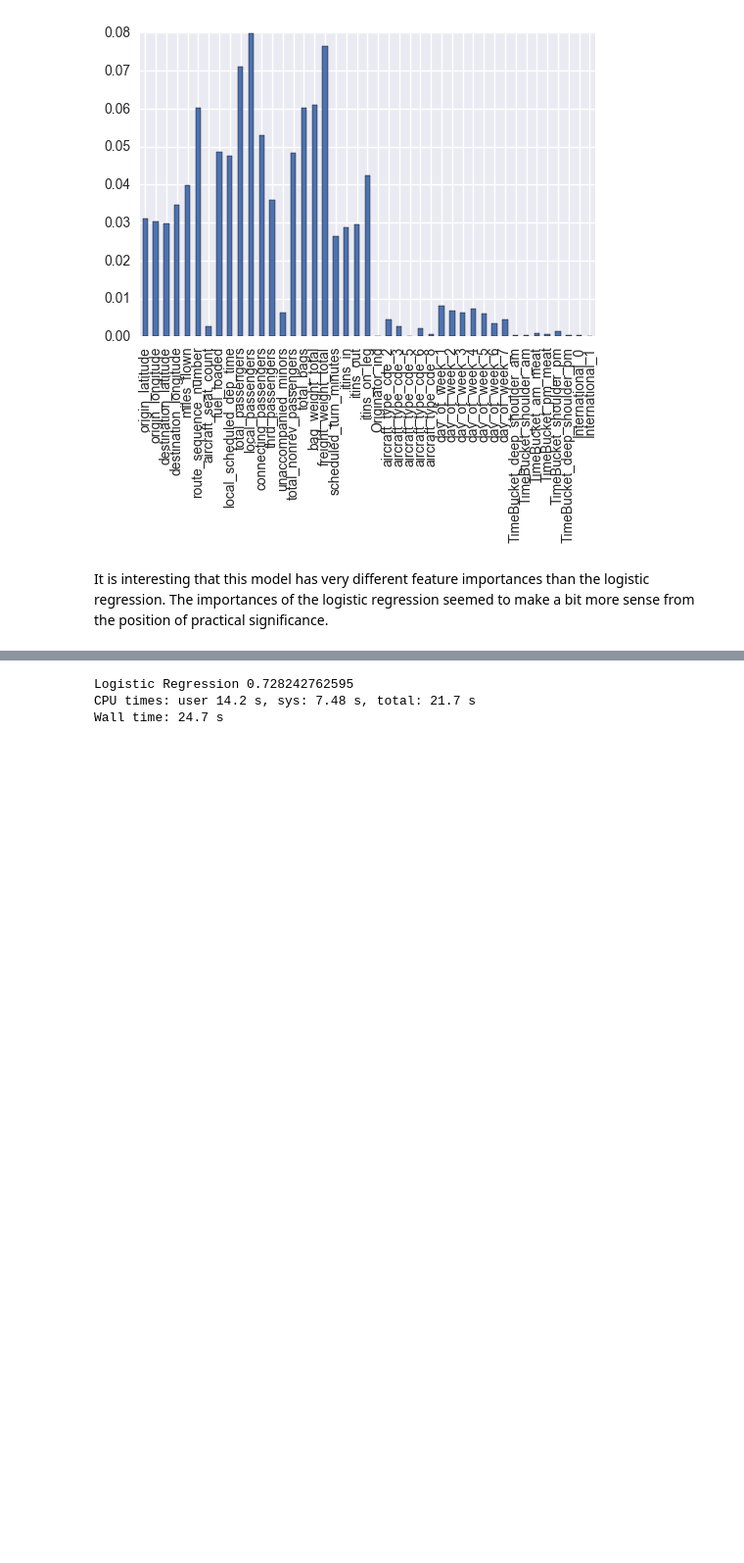
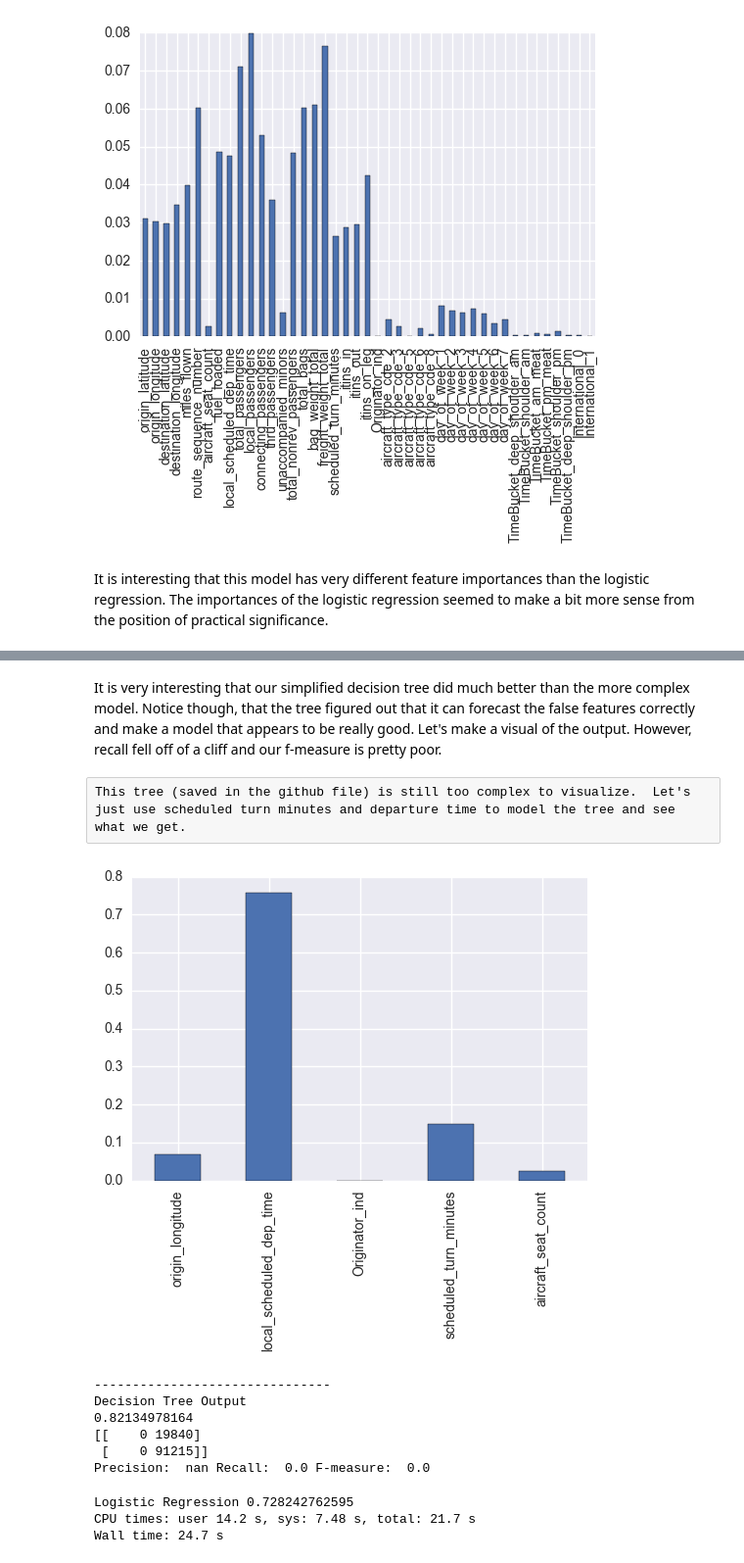
Before and after one commit to dpmurraygt/OnTime, a Jupyter notebook: On Time Performance.ipynb, the cells around one changed output, grey strips where cells are left out. Shown at 98% size. Saved outputs shown, nothing was run; the diff lists cells and outputs as text; code cells hidden in the pictures; blank space fills up the shorter version.

Commit message:
ran knn gridsearch and added to the decision tree

```diff
--- a/On Time Performance.ipynb
+++ b/On Time Performance.ipynb
@@ -910,0 +973,26 @@ clf.n_features_
+# %%
+%%time
+
+
+yhat = np.zeros(Y.shape)
+
+cv = StratifiedKFold(n_splits=10)
+
+clf = DecisionTreeClassifier(criterion ='entropy', max_depth = 6 ) # old was 6
+
+for train, test in cv.split(XScl2,Y):
+    clf.fit(XScl2[train],Y[train])
+    yhat[test] = clf.predict(XScl2[test])
+
+total_accuracy = mt.accuracy_score(Y,yhat)
+conf_matrix = mt.confusion_matrix(Y,yhat)
+
+precision = conf_matrix[0,0] / (conf_matrix[0,0]+ conf_matrix[1,0])
+recall = conf_matrix[0,0] / (conf_matrix[0,0]+ conf_matrix[0,1])
+f_measure = (2* conf_matrix[0,0]) / ((2* conf_matrix[0,0])+ conf_matrix[0,1] + conf_matrix[1,0])
+
+print('-------------------------------')
+print('Decision Tree Output')
+print( total_accuracy)
+print(conf_matrix)
+print('Precision: ',precision, 'Recall: ',recall, 'F-measure: ', f_measure)
@@ -910,0 +1007,2 @@ clf.n_features_
+# %% [markdown]
+It is very interesting that our simplified decision tree did much better than the more complex model.  Notice though, that the tree figured out that it can forecast the false features correctly and make a model that appears to be really good.  Let's make a visual of the output.  However, recall fell off of a cliff and our f-measure is pretty poor.
@@ -910,0 +1015,46 @@ clf.n_features_
+# %% [raw]
+This tree (saved in the github file) is still too complex to visualize.  Let's just use scheduled turn minutes and departure time to model the tree and see what we get.
+# %%
+importances =  pd.Series(clf.feature_importances_, index = ['origin_longitude', 'local_scheduled_dep_time',
+                                                              'Originator_ind','scheduled_turn_minutes',
+                                                              'aircraft_seat_count'] )
+
+ax = importances.plot(kind = 'bar')
+# %% [output]
+[figure, added]
+# %%
+yhat = np.zeros(Y.shape)
+
+X3 = X[[ 'local_scheduled_dep_time','scheduled_turn_minutes']]
+
+scl = StandardScaler() # import the standardscaler
+XScl3 = scl.fit_transform(X3)
+
+
+cv = StratifiedKFold(n_splits=10)
+
+clf = DecisionTreeClassifier(criterion ='entropy', max_depth = 6 ) # old was 6
+
+for train, test in cv.split(XScl3,Y):
+    clf.fit(XScl3[train],Y[train])
+    yhat[test] = clf.predict(XScl3[test])
+
+total_accuracy = mt.accuracy_score(Y,yhat)
+conf_matrix = mt.confusion_matrix(Y,yhat)
+
+precision = conf_matrix[0,0] / (conf_matrix[0,0]+ conf_matrix[1,0])
+recall = conf_matrix[0,0] / (conf_matrix[0,0]+ conf_matrix[0,1])
+f_measure = (2* conf_matrix[0,0]) / ((2* conf_matrix[0,0])+ conf_matrix[0,1] + conf_matrix[1,0])
+
+print('-------------------------------')
+print('Decision Tree Output')
+print( total_accuracy)
+print(conf_matrix)
+print('Precision: ',precision, 'Recall: ',recall, 'F-measure: ', f_measure)
+# %% [output]
+-------------------------------
+Decision Tree Output
+0.82134978164
+[[    0 19840]
+ [    0 91215]]
+Precision:  nan Recall:  0.0 F-measure:  0.0
```
Also changed, not shown: parts of 16 cells of this notebook, 2 other files.
